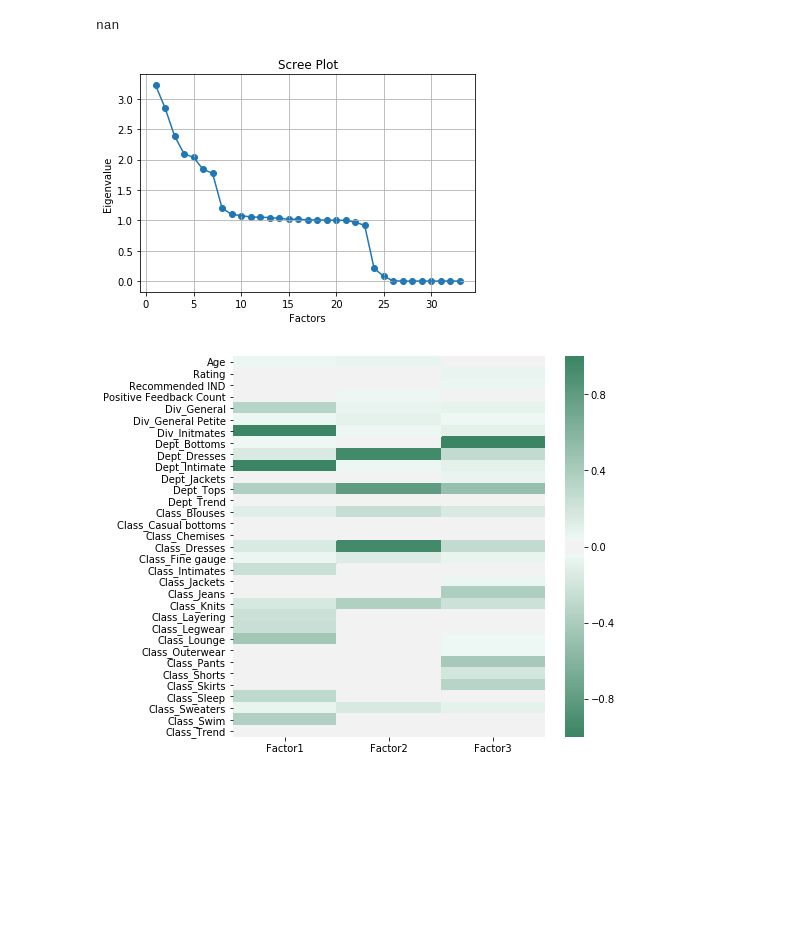
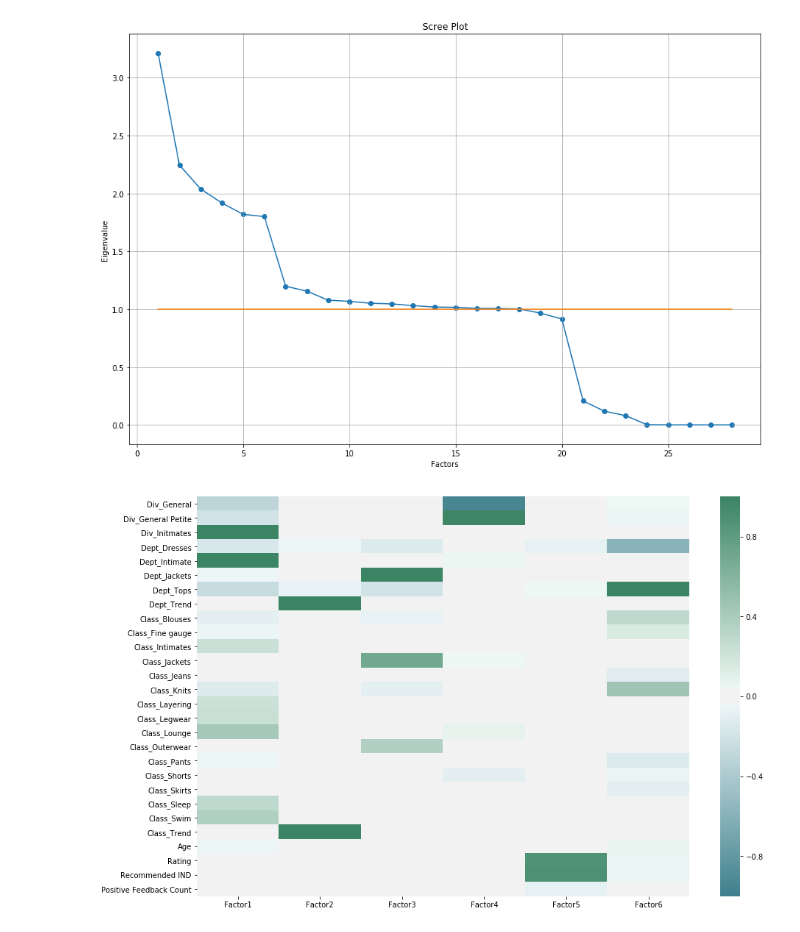
Before and after one commit to infoshareacademy/jdsz3-TeamA, a Jupyter notebook: ProjektPython/AnalizaCzynnikowa/AnalizaCzynnikowa.ipynb, the cells around one changed output. Saved outputs shown, nothing was run; the diff lists cells and outputs as text; code cells hidden in the pictures; blank space fills up the shorter version.

```diff
--- a/ProjektPython/AnalizaCzynnikowa/AnalizaCzynnikowa.ipynb
+++ b/ProjektPython/AnalizaCzynnikowa/AnalizaCzynnikowa.ipynb
@@ -16,10 +24,13 @@ DATA_SRC = pd.read_csv(data_path + data_filename, index_col = False)
+# %%
+columnsDummiesDepartmentToDrop = ['Dept_Bottoms']
+departmentDummies.drop(columnsDummiesDepartmentToDrop, axis = 1, inplace = True)
+# %%
+divisionDummiesColumns = list(divisionDummies.columns)
+departmentDummiesColumns = list(departmentDummies.columns)
+classDummiesColumns = list(classDummies.columns)
+integerColumns = ['Age', 'Rating', 'Recommended IND', 'Positive Feedback Count']
 # %%
 DATA_SRC.drop(['Unnamed: 0', 'Clothing ID', 'Title', 'Review Text'], axis = 1, inplace = True)
-
-DATA_SRC = pd.concat([DATA_SRC, pd.get_dummies(DATA_SRC['Division Name'], prefix = 'Div')], axis = 1)
-DATA_SRC = pd.concat([DATA_SRC, pd.get_dummies(DATA_SRC['Department Name'], prefix = 'Dept')], axis = 1)
-DATA_SRC = pd.concat([DATA_SRC, pd.get_dummies(DATA_SRC['Class Name'], prefix = 'Class')], axis = 1)
-
+DATA_SRC = pd.concat([DATA_SRC, divisionDummies, departmentDummies, classDummies], axis = 1)
 DATA_SRC.drop(['Division Name', 'Department Name', 'Class Name'], axis = 1, inplace = True)
-
 DATA_SRC.dropna(inplace = True)
@@ -46 +37,3 @@ columnsSourceIntegers = ['Age', 'Rating', 'Recommended IND', 'Positive Feedback
+# %%
+columnsSelected = divisionDummiesColumns + departmentDummiesColumns + classDummiesColumns + integerColumns
 # %%
@@ -51,5 +47,0 @@ chi_square_value, p_value
-# %%
-kmo_all, kmo_model=calculate_kmo(DATA_SRC[columnsDummiesDiv + columnsDummiesDept + columnsDummiesClass])
-kmo_model
-# %% [output]
-nan
@@ -61,16 +61,18 @@ ev, v = fa.get_eigenvalues()
 # %%
-plt.scatter(range(1,DATA_SRC.shape[1]+1),ev)
-plt.plot(range(1,DATA_SRC.shape[1]+1),ev)
+plt.figure(figsize = (15,10))
+plt.scatter(range(1,DATA_SRC[columnsSelected].shape[1]+1),ev)
+plt.plot(range(1,DATA_SRC[columnsSelected].shape[1]+1),ev)
+plt.plot(range(1,DATA_SRC[columnsSelected].shape[1]+1),[1 for i in range(28)], )
 plt.title('Scree Plot')
 plt.xlabel('Factors')
 plt.ylabel('Eigenvalue')
 plt.grid()
 plt.show()
 # %% [output]
-[figure, old version]
+[figure, new version]
 # %%
-plt.figure(figsize = (7, 7))
-sns.heatmap(fa.loadings, center=0, vmin = -1, vmax = 1, cmap = sns.diverging_palette(150, 150, as_cmap=True))
+plt.figure(figsize = (15, 10))
+sns.heatmap(fa.loadings[filtrZmienneSkorelowane], center=0, vmin = -1, vmax = 1, cmap = sns.diverging_palette(-150, 150, as_cmap=True))
 plt.show()
 # %% [output]
-[figure, old version]
+[figure, new version]
```
Also changed, not shown: parts of 10 cells of this notebook.
